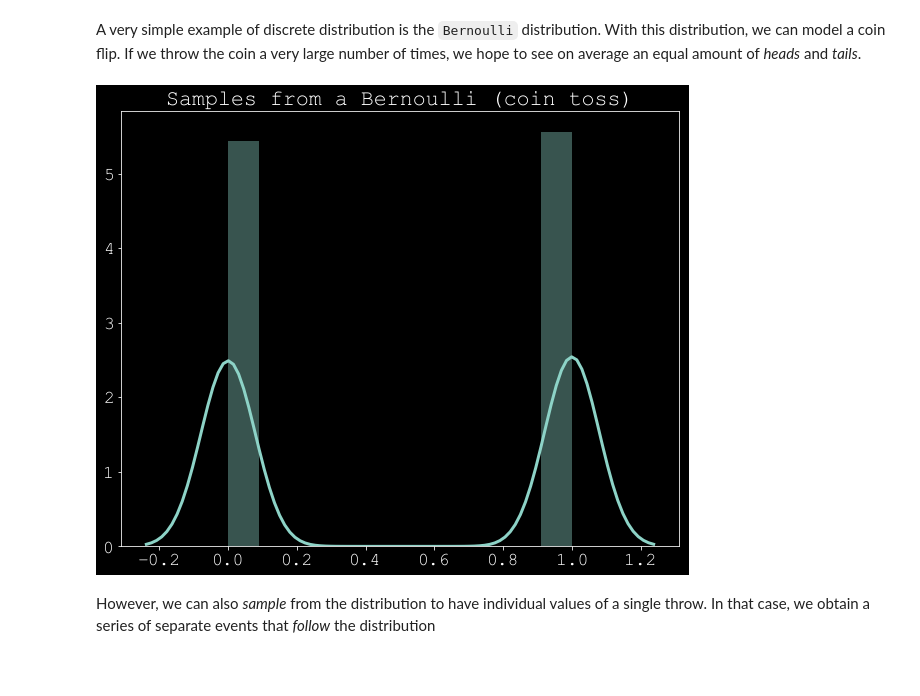
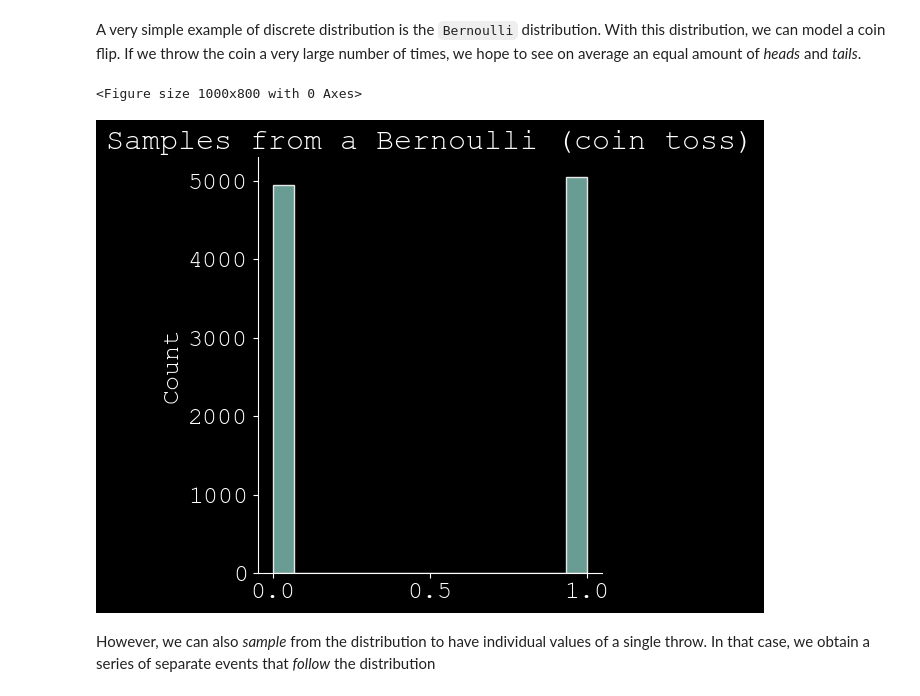
Before and after one commit to peladeaucome/atiam_ml, a Jupyter notebook: 10a_variational_auto_encoders.ipynb, the cells around one changed output. Cells and saved outputs as stored; diff of their text form; code cells hidden in the pictures; blank space fills up the shorter version.

```diff
--- a/10a_variational_auto_encoders.ipynb
+++ b/10a_variational_auto_encoders.ipynb
@@ -47,12 +47,13 @@ A very simple example of discrete distribution is the `Bernoulli` distribution.
 # %%
 bernoulli = distrib.Bernoulli(0.5)
 samples = bernoulli.sample((10000,))
 plt.figure(figsize=(10,8))
-sns.distplot(samples)
+sns.displot(samples)
 plt.title("Samples from a Bernoulli (coin toss)")
 plt.show()
 # %% [output]
+<Figure size 1000x800 with 0 Axes>
-[figure, old version]
+[figure, new version]
 # %% [markdown]
 However, we can also _sample_ from the distribution to have individual values of a single throw. In that case, we obtain a series of separate events that _follow_ the distribution
 # %%
```
Also changed, not shown: parts of 5 cells of this notebook, 1 other file.
